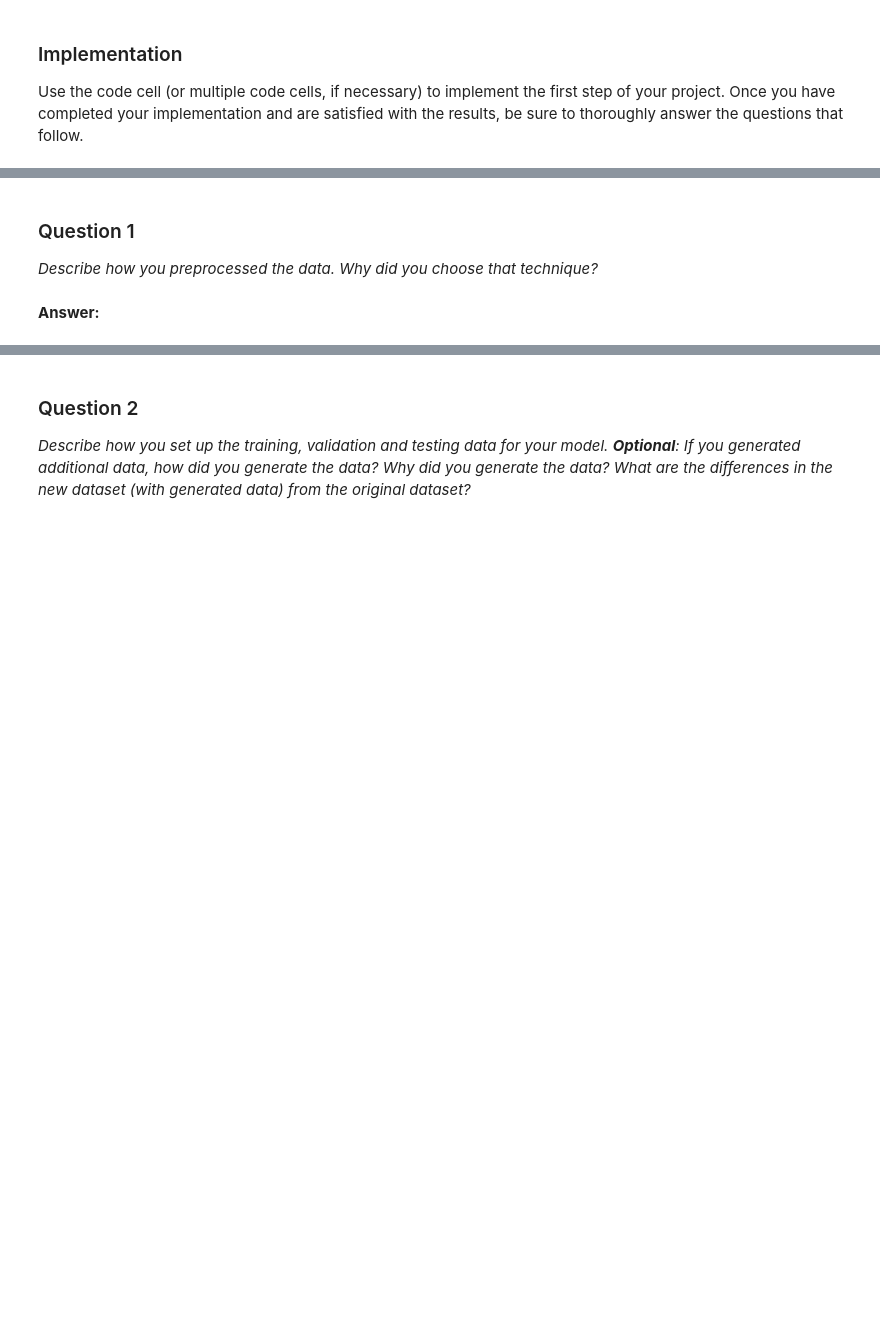
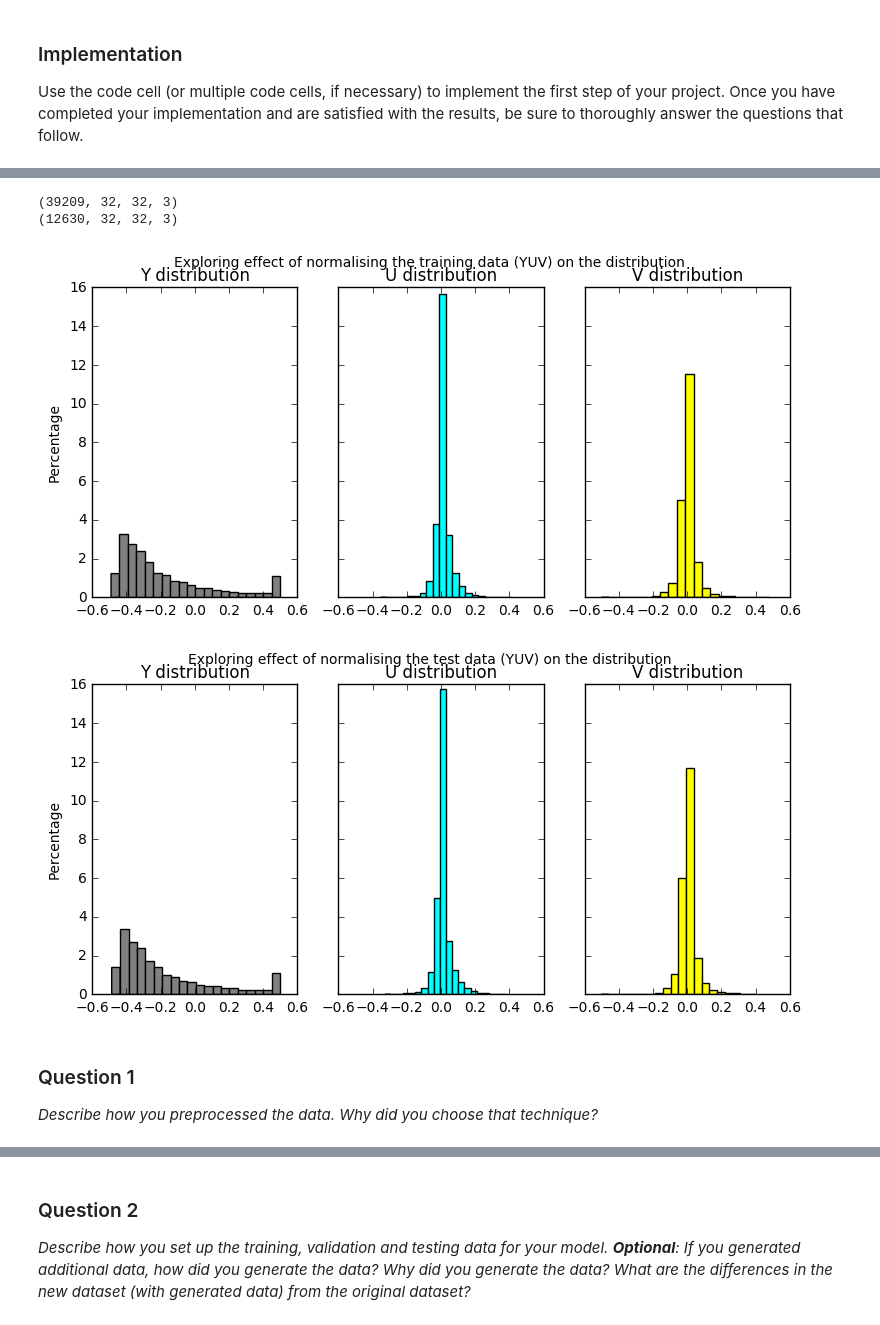
Before and after one commit to rdjondo/CarND-Traffic-Sign-Classifier-Project, a Jupyter notebook: Traffic_Sign_Classifier.ipynb, the cells around one changed output, grey strips where cells are left out. Drawn from its saved outputs; the diff is of its cells as text; code cells hidden in the pictures; blank space fills up the shorter version.

```diff
--- a/Traffic_Sign_Classifier.ipynb
+++ b/Traffic_Sign_Classifier.ipynb
@@ -200,6 +222,38 @@ Use the code cell (or multiple code cells, if necessary) to implement the first
+# %%
+X_train_yuv = np.array([cv2.cvtColor(image, cv2.COLOR_RGB2YUV) for image in X_train])
+X_test_yuv =  np.array([cv2.cvtColor(image, cv2.COLOR_RGB2YUV) for image in X_test])
+X_train_norm = (X_train_yuv-128.)/255
+X_test_norm = (X_test_yuv-128.)/255
+
+fig, axs = plt.subplots(1, 3, figsize=(9, 4), sharey=True, sharex=True)
+axs[0].set_ylabel('Percentage')
+axs[0].hist((X_train_norm[:,:,:,0]).ravel(), bins, color='gray',  normed=True)
+axs[0].set_title('Y distribution')
+axs[1].hist((X_train_norm[:,:,:,1]).ravel(), bins, color='cyan',  normed=True)
+axs[1].set_title('U distribution')
+axs[2].hist((X_train_norm[:,:,:,2]).ravel(), bins, color='yellow',  normed=True)
+axs[2].set_title('V distribution')
+plt.suptitle('Exploring effect of normalising the training data (YUV) on the distribution')
+print(X_train_norm.shape)
+
+fig, axs = plt.subplots(1, 3, figsize=(9, 4), sharey=True, sharex=True)
+axs[0].set_ylabel('Percentage')
+axs[0].hist((X_test_norm[:,:,:,0]).ravel(), bins, color='gray',  normed=True)
+axs[0].set_title('Y distribution')
+axs[1].hist((X_test_norm[:,:,:,1]).ravel(), bins, color='cyan',  normed=True)
+axs[1].set_title('U distribution')
+axs[2].hist((X_test_norm[:,:,:,2]).ravel(), bins, color='yellow',  normed=True)
+axs[2].set_title('V distribution')
+plt.suptitle('Exploring effect of normalising the test data (YUV) on the distribution')
+print(X_test_norm.shape)
+
+plt.show()
+# %% [output]
+(39209, 32, 32, 3)
+(12630, 32, 32, 3)
+[figure, added]
+[figure, added]
 # %% [markdown]
 ### Question 1
 
 _Describe how you preprocessed the data. Why did you choose that technique?_
-# %% [markdown]
-**Answer:**
```
Also changed, not shown: parts of 13 cells of this notebook, 1 other file.
